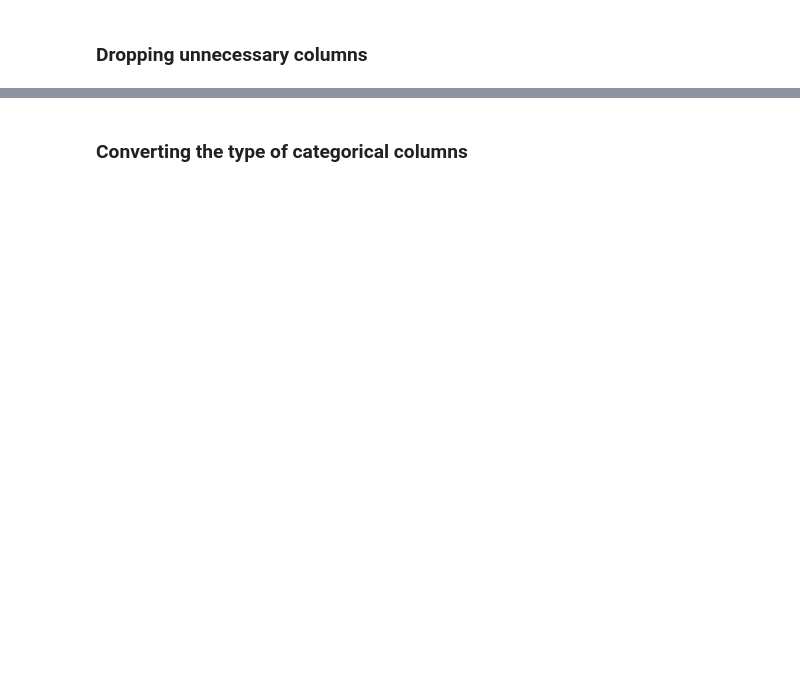
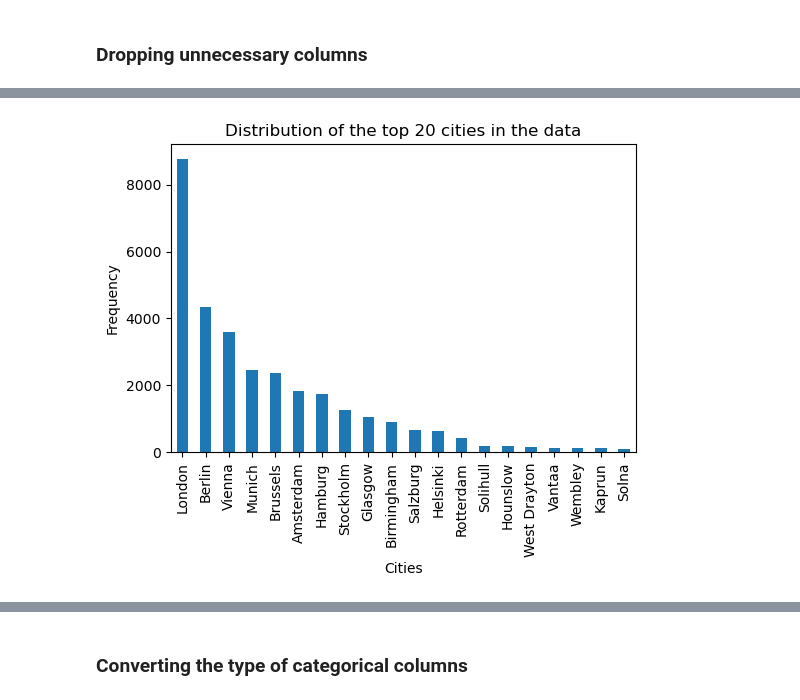
Before and after one commit to navaei-amir/ML-Final-Project, a Jupyter notebook: ML-Project.ipynb, the cells around one changed output, grey strips where cells are left out. Drawn from its saved outputs; the diff is of its cells as text; code cells hidden in the pictures; blank space fills up the shorter version.

Commit message:
implementing the models and tuning

```diff
--- a/ML-Project.ipynb
+++ b/ML-Project.ipynb
@@ -306,7 +305,8 @@ df.drop(['center1label', 'center2label'], axis = 1, inplace = True)
 # %%
 # Extracting the float values from the "center1distance" and "center2distance" columns
-df['center1distance'] = df['center1distance'].apply(lambda x: re.findall(r'\d+\.\d+', str(x))[0] if re.findall(r'\d+\.\d+', str(x)) else None)
-df['center2distance'] = df['center2distance'].apply(lambda x: re.findall(r'\d+\.\d+', str(x))[0] if re.findall(r'\d+\.\d+', str(x)) else None)
+df['center1distance'] = df['center1distance'].apply(lambda x: re.findall(r'\d+\.\d+', str(x))[0] if re.findall(r'\d+\.\d+', str(x)) else 0)
+df['center2distance'] = df['center2distance'].apply(lambda x: re.findall(r'\d+\.\d+', str(x))[0] if re.findall(r'\d+\.\d+', str(x)) else 0)
+
 # Converting the extracted values to numeric type
 df['center1distance'] = pd.to_numeric(df['center1distance'])
 df['center2distance'] = pd.to_numeric(df['center2distance'])
@@ -334,7 +358,7 @@ array(['0% no offer', '15-50% offer', '1-15% offer', '50%-75% offer',
        '75%+ offer '], dtype=object)
 # %%
 # Convert the offer_cat column to categorical type using LabelEncoder
-ordered_categories = {'0% no offer': 0, r'15-50% offer':1, r'1-15% offer':2, r'50%-75% offer':3, r'75%+ offer ':4}
+ordered_categories = {'0% no offer': 0, r'15-50% offer':.33, r'1-15% offer':.08, r'50%-75% offer':.63, r'75%+ offer ':.88}
 df['offer_cat'] = df['offer_cat'].map(ordered_categories)
 # %%
 df['offer_cat'].unique()
@@ -343,10 +390,13 @@ array([0, 1, 2, 3, 4], dtype=int64)
+# %%
+# inducing the real price by subtracting the offer from the price
+df['real_price'] = df['price_per_night'] - df['price_per_night']*df['offer_cat']
 # %%
 df.to_csv('cleaned_hotel1.csv', index = False)
 # %% [markdown]
 ### Dropping unnecessary columns
 # %%
-# Dropping the columns: "neighbourhood", "price", "price_night", "s_city", "hotel_id", "offer", "GDP"
-df.drop(['neighbourhood', 'price', 'price_night', 's_city', 'hotel_id', 'offer', 'GDP'], axis = 1, inplace = True)
+# Dropping the columns that are not needed for the model anymore
+df.drop(['neighbourhood', 'price', 'price_night', 's_city', 'hotel_id', 'offer', 'GDP', "price_per_night", "offer_cat"], axis = 1, inplace = True)
 # %%
 df.dtypes
 # %% [output]
@@ -370 +419,10 @@ price_per_night           float64
 dtype: object
+# %%
+# Checking the distribution of the "cities" in the data
+df['city_actual'].value_counts()[:20].plot(kind = 'bar', figsize = (6, 4))
+plt.title('Distribution of the top 20 cities in the data')
+plt.xlabel('Cities')
+plt.ylabel('Frequency')
+plt.show()
+# %% [output]
+[figure, added]
```
Also changed, not shown: parts of 50 cells of this notebook.
